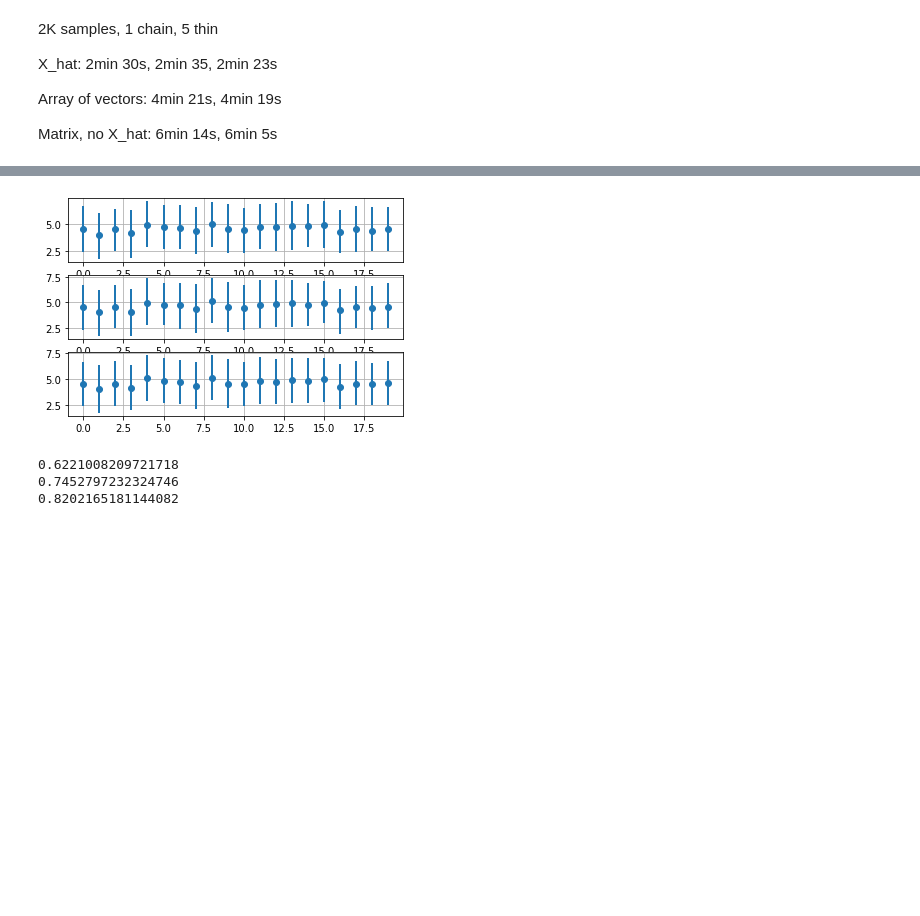
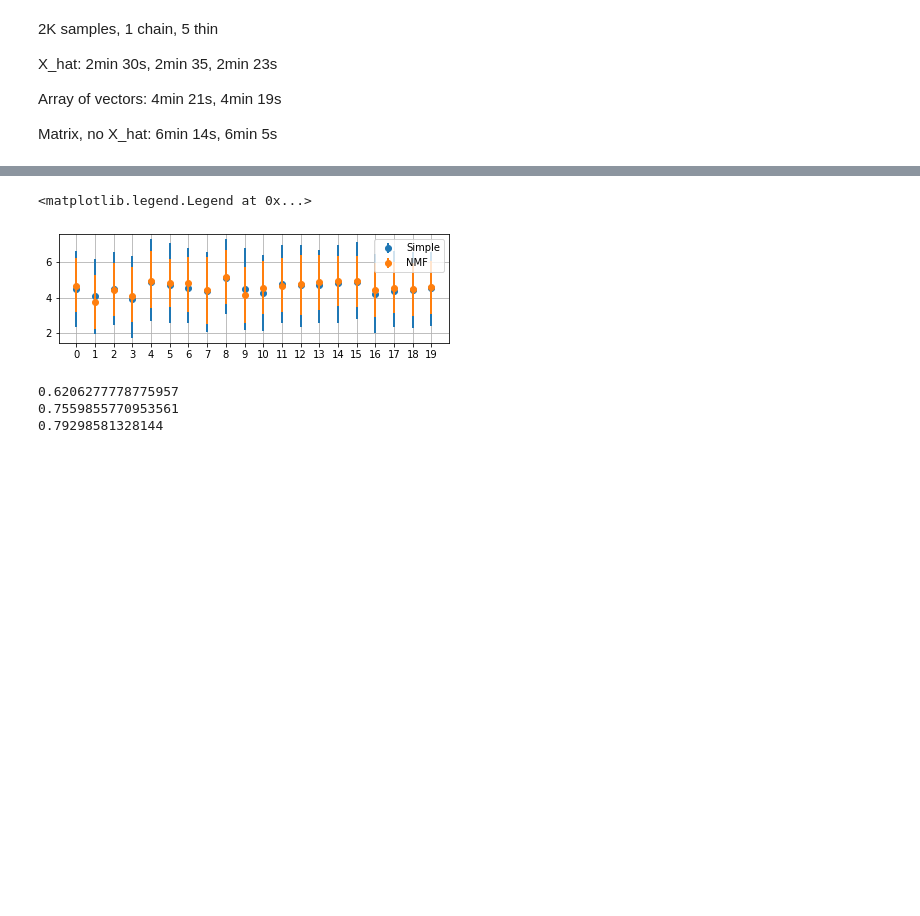
Before and after one commit to Napam/INF367A, a Jupyter notebook: Projects/Project2/StanProject.ipynb, the cells around one changed output, grey strips where cells are left out. Cells and saved outputs as stored; diff of their text form; code cells hidden in the pictures; blank space fills up the shorter version.

```diff
--- a/Projects/Project2/StanProject.ipynb
+++ b/Projects/Project2/StanProject.ipynb
@@ -49,8 +49,8 @@ item2num, num2item = column_relabler(df_num, 'item_id')
 # p, q represents shape of the matrix as if it was dense
 p, q = len(user2num), len(item2num)
 # %%
-df_train, df_valtest = train_test_split(df_num, test_size=50)
-df_val, df_test = train_test_split(df_valtest, test_size=25)
+df_train, df_valtest = train_test_split(df_num, test_size=0.1)
+df_val, df_test = train_test_split(df_valtest, test_size=0.5)
 del df_valtest
 # %% [markdown]
 # Matrix Factorization
@@ -96,3 +95,13 @@ X_hat:            2min 30s, 2min 35, 2min 23s
 Array of vectors: 4min 21s, 4min 19s
 
 Matrix, no X_hat: 6min 14s, 6min 5s
+# %%
+from importlib import reload
+_ = reload(utils)
+_ = reload(StanClasses)
+
+sm_ard = StanClasses.ARD_Factorizer(10)
+
+t0 = time()
+sm_ard.fit(df_train, chains=1, n_jobs=1, iter=1000, thin=5, control={'max_treedepth':20})
+print(time()-t0)
@@ -129,8 +163,0 @@ To run all diagnostics call pystan.check_hmc_diagnostics(fit)
-# %%
-fig, axes = plt.subplots(3)
-_ = sm_simple.ci(show=True, ax=axes[0])
-_ = sm_simple.ci(show=True, ax=axes[1])
-_ = sm_simple.ci(show=True, ax=axes[2])
-_ = [ax.grid() for ax in axes]
-# %% [output]
-[figure, removed]
@@ -139,11 +164,21 @@ Us, Vs = sm_simple.Us, sm_simple.Vs
+# %%
+fig, axes = plt.subplots(figsize=(7,2))
+plt.grid()
+sm_simple.ci(show=True, ax=axes, label='Simple', zorder=2)
+sm_nmf.ci(show=True, ax=axes, label='NMF', zorder=3)
+plt.xticks(np.arange(20))
+plt.legend()
+# %% [output]
+<matplotlib.legend.Legend at 0x...>
+[figure, added]
 # %%
 print(sm_simple.mae(df_train))
 print(sm_simple.mae(df_val))
 print(sm_simple.mae(df_test))
 # %% [output]
-0.6221008209721718
-0.7452797232324746
-0.8202165181144082
+0.6206277778775957
+0.7559855770953561
+0.79298581328144
 # %% [markdown]
 <br>
 <br>
```
Also changed, not shown: parts of 11 cells of this notebook, 4 other files.
